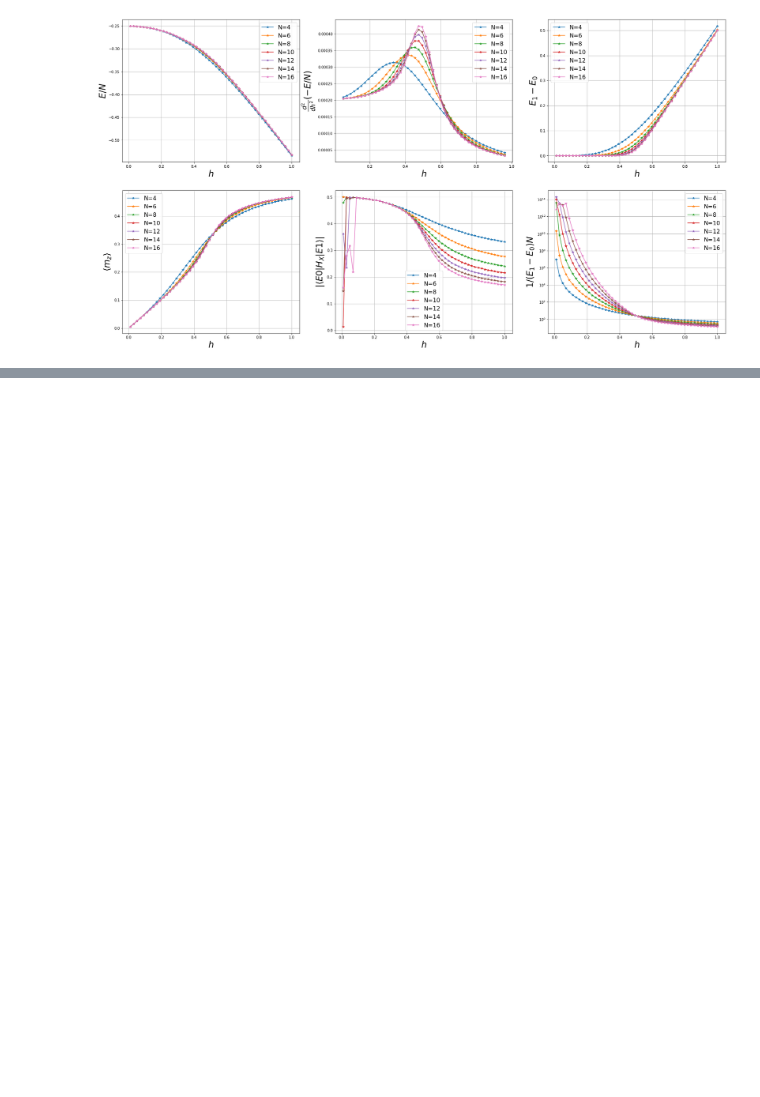
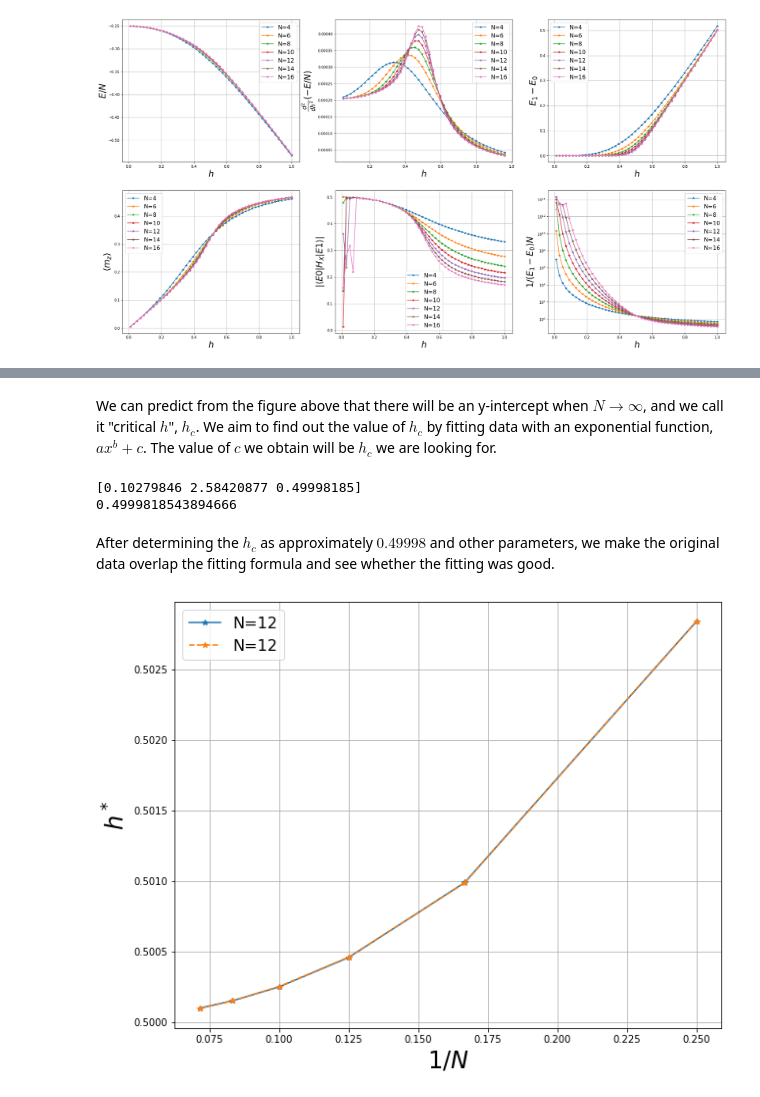
Before and after one commit to kou-yuu-ki/Final-Project-of-Computational-Physics, a Jupyter notebook: First Part__TFIM__The Effect of Various External Bz on its Magnetic Properties.ipynb, the cells around one changed output, grey strips where cells are left out. Cells and saved outputs as stored; diff of their text form; code cells hidden in the pictures; blank space fills up the shorter version.

```diff
--- a/First Part__TFIM__The Effect of Various External Bz on its Magnetic Properties.ipynb
+++ b/First Part__TFIM__The Effect of Various External Bz on its Magnetic Properties.ipynb
@@ -162,0 +248,34 @@ Now, let's take a close look at the 6th figure, the relation betweeen $1/(E_1-E_
+# %% [markdown]
+We can predict from the figure above that there will be an y-intercept when $N \to \infty$, and we call it "critical $h$", $h_c$. We aim to find out the value of $h_c$ by fitting data with an exponential function, $ax^b+c$. The value of $c$ we obtain will be $h_c$ we are looking for.
+# %%
+from scipy.optimize import curve_fit
+def func(x, a, b, c):
+    return a*(x**(-b))+ c
+xdata = np.array([4, 6, 8, 10, 12, 14])
+ydata = x[:len(xdata)]
+popt, pcov = curve_fit(func, xdata, ydata)
+print(popt)
+critical_h = popt[2]
+print(critical_h)
+# %% [output]
+[0.10279846 2.58420877 0.49998185]
+0.4999818543894666
+# %% [markdown]
+After determining the $h_c$ as approximately $0.49998$ and other parameters, we make the original data overlap the fitting formula and see whether the fitting was good.
+# %%
+ig, ax = plt.subplots(ncols=1, nrows=1, figsize=(10,8))
+for N in [4, 6, 8, 10, 12]:
+    for i in range(h.shape[0]):
+        if (save[N][i]-save[N+2][i])*(save[N][i+1]-save[N+2][i+1]) < 0:
+            m1 = (save[N][i]-save[N][i+1])/(h[i]-h[i+1])
+            m2 = (save[N+2][i]-save[N+2][i+1])/(h[i]-h[i+1])
+            x[int((N-4)/2)] = (save[N+2][i]-save[N][i])/(m1 - m2) + h[i]
+
+# xi/L
+ax.plot(1/np.array(xdata), x[:len(xdata)], '*-', 1/np.array(xdata), func(xdata, *popt), '*--', label='N={}'.format(N))
+ax.legend(fontsize=16)
+ax.set_xlabel(r'$1/N$',fontsize=24)
+ax.set_ylabel(r'$h^*$',fontsize=24)
+ax.grid()
+# %% [output]
+[figure, added]
```
Also changed, not shown: parts of 12 cells of this notebook.
